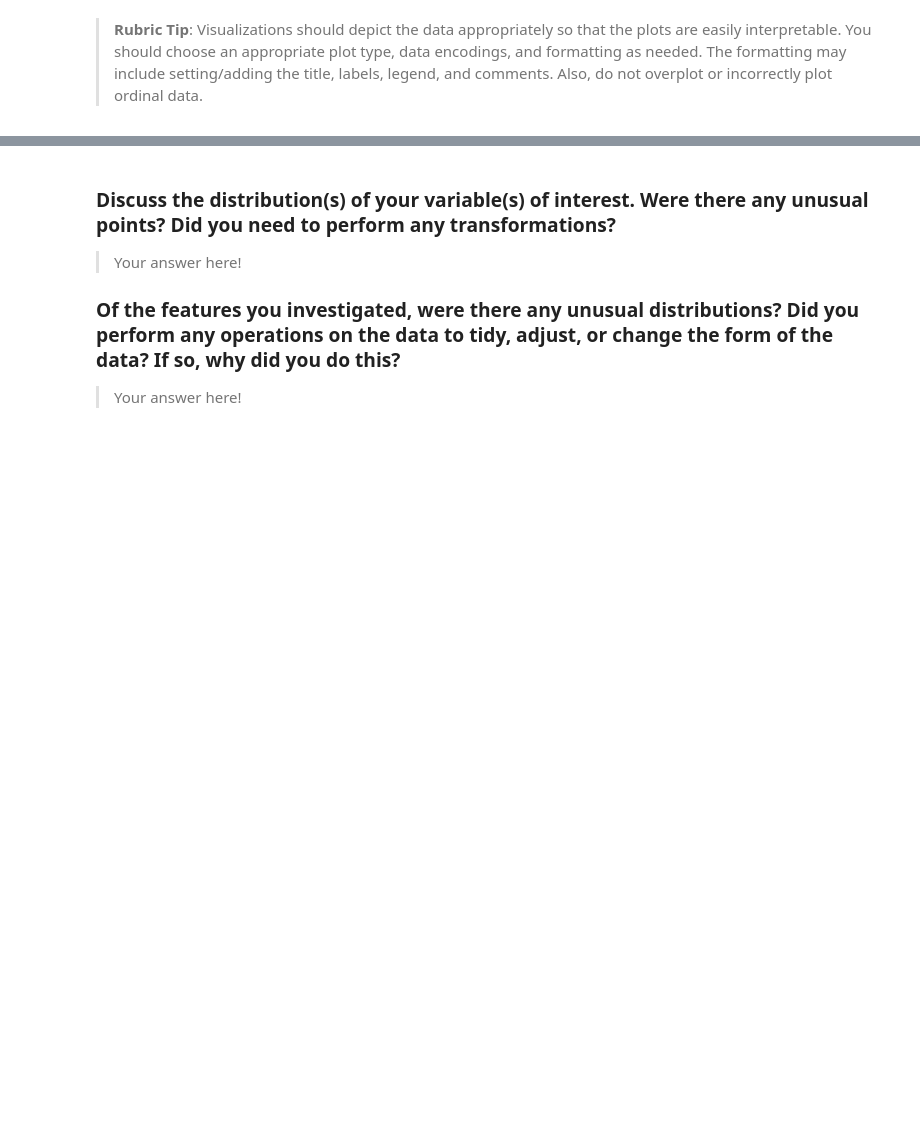
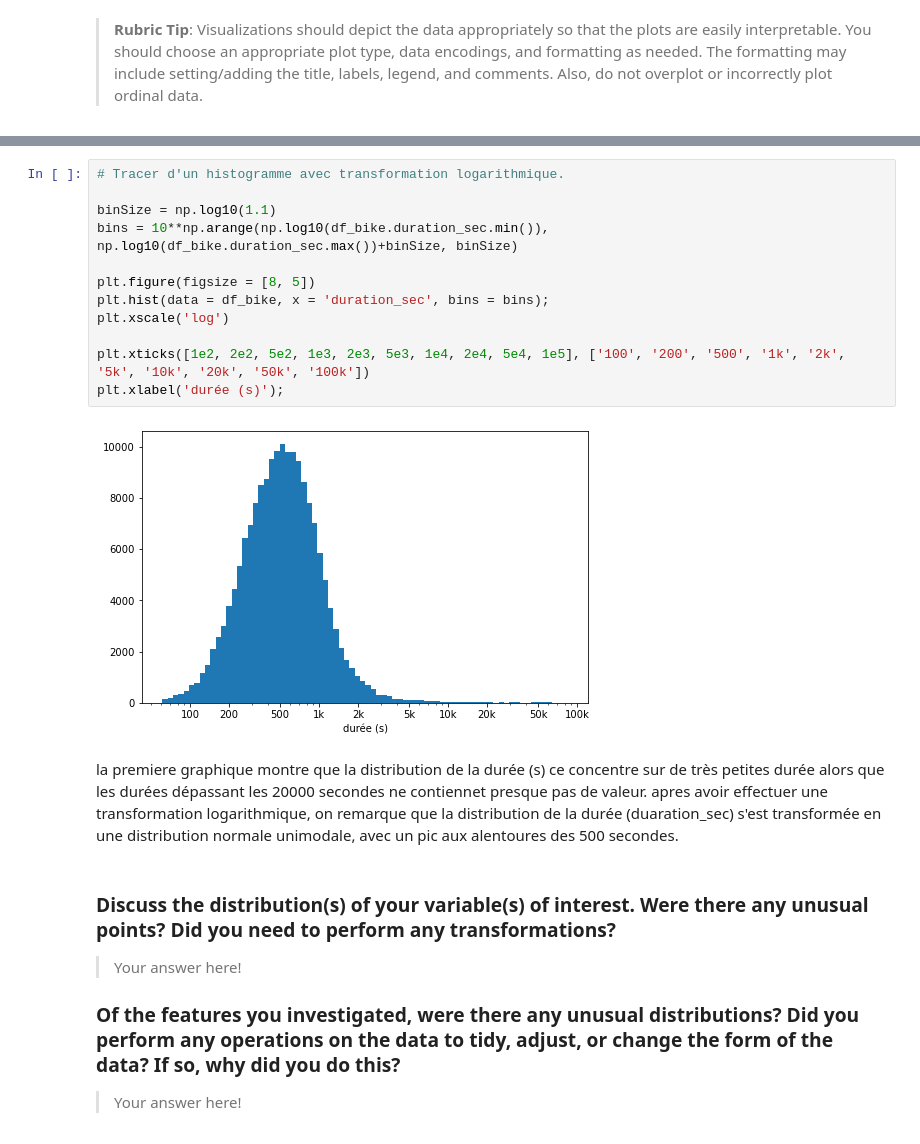
Before and after one commit to ibsom/system_ford_gobike, a Jupyter notebook: Part_I_exploration_FordGoBike.ipynb, the cells around one changed output, grey strips where cells are left out. Drawn from its saved outputs; the diff is of its cells as text; blank space fills up the shorter version.

```diff
--- a/Part_I_exploration_FordGoBike.ipynb
+++ b/Part_I_exploration_FordGoBike.ipynb
@@ -222,3 +232,19 @@ and prepare yourself to look at relationships between variables.
+# %%
+# Tracer d'un histogramme avec transformation logarithmique.
+
+binSize = np.log10(1.1)
+bins = 10**np.arange(np.log10(df_bike.duration_sec.min()), np.log10(df_bike.duration_sec.max())+binSize, binSize)
+
+plt.figure(figsize = [8, 5])
+plt.hist(data = df_bike, x = 'duration_sec', bins = bins);
+plt.xscale('log')
+
+plt.xticks([1e2, 2e2, 5e2, 1e3, 2e3, 5e3, 1e4, 2e4, 5e4, 1e5], ['100', '200', '500', '1k', '2k', '5k', '10k', '20k', '50k', '100k'])
+plt.xlabel('durée (s)');
+# %% [output]
+[figure, added]
+# %% [markdown]
+la premiere graphique montre que la distribution de la durée (s) ce concentre sur de très petites durée alors que les durées dépassant les 20000 secondes ne contiennet presque pas de valeur. apres avoir effectuer une transformation logarithmique, on remarque que la distribution de la durée (duaration_sec) s'est transformée en une distribution normale unimodale, avec un pic aux alentoures des 500 secondes.
 # %% [markdown]
 ### Discuss the distribution(s) of your variable(s) of interest. Were there any unusual points? Did you need to perform any transformations?
 
```
Also changed, not shown: parts of 1 cell of this notebook.
